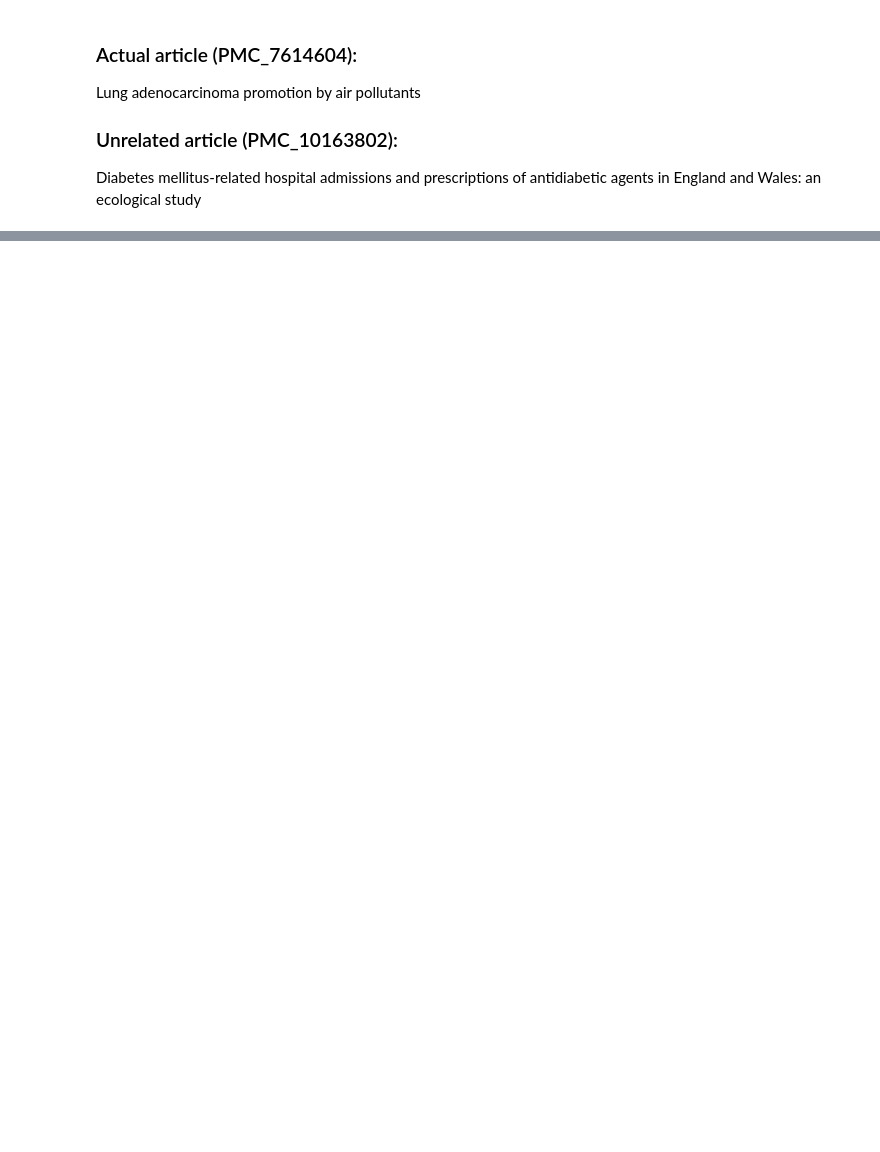
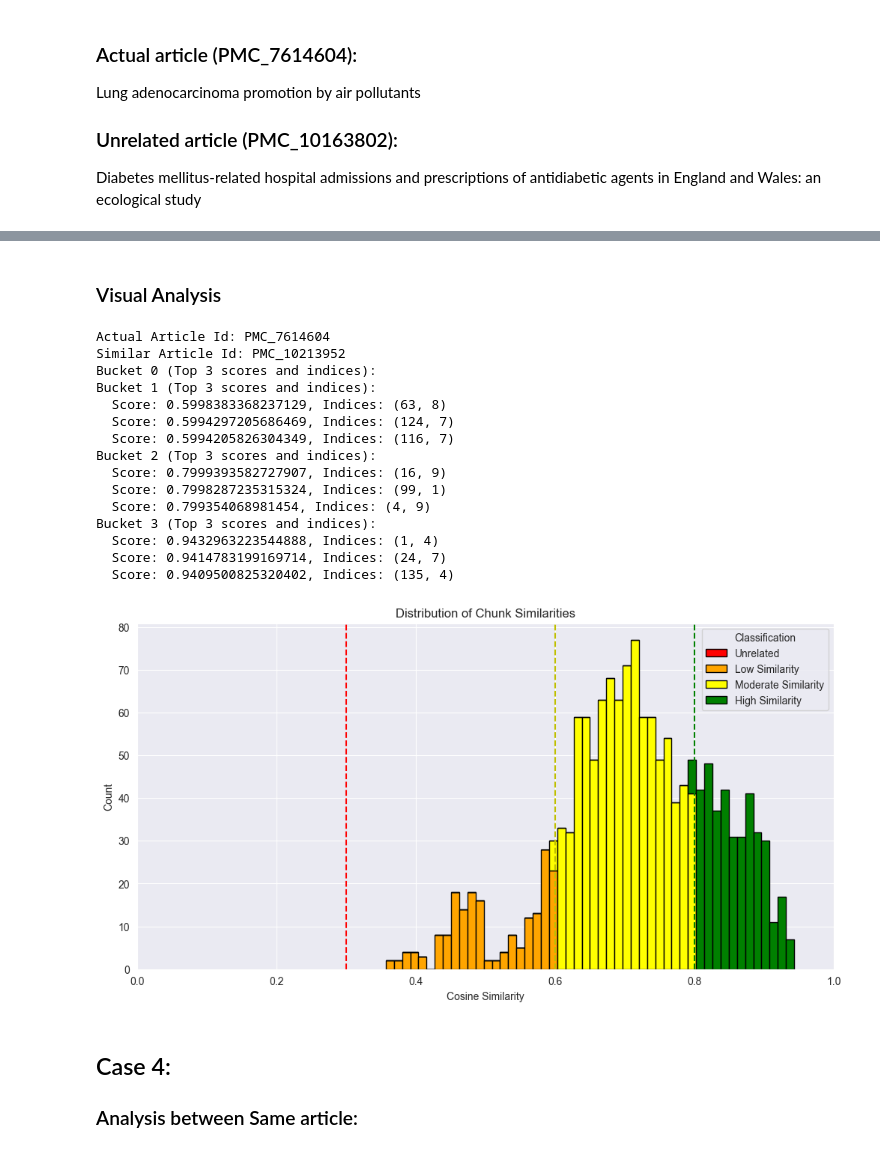
Before and after one commit to jesse-lima-gilead/pubtator_benchiling, a Jupyter notebook: notebooks/similarity_across_articles - Pubmedbert.ipynb, the cells around one changed output, grey strips where cells are left out. Saved outputs shown, nothing was run; the diff lists cells and outputs as text; code cells hidden in the pictures; blank space fills up the shorter version.

```diff
--- a/notebooks/similarity_across_articles - Pubmedbert.ipynb
+++ b/notebooks/similarity_across_articles - Pubmedbert.ipynb
@@ -440,15 +586,24 @@ sim_matrix = find_most_similar(actual_article_embedding_details, decoy_article_e
 # %%
-print(f"Decoy Article Id: {decoy_article_id}")
+actual_article_id = "PMC_7614604"
+similar_article_id = "PMC_10213952"
+embedding_model = "pubmedbert"
+
+actual_article_embeddings_path = f"../data/medembed_analysis/embeddings/{actual_article_id}_embeddings.json"
+similar_article_embeddings_path = f"../data/medembed_analysis/embeddings/{similar_article_id}_embeddings.json"
+
+actual_article_embedding_details = load_embeddings_details_from_json(filename=actual_article_embeddings_path)
+similar_article_embedding_details = load_embeddings_details_from_json(filename=similar_article_embeddings_path)
+
+sim_matrix = find_most_similar(actual_article_embedding_details, similar_article_embedding_details, embedding_model)
+
+print(f"Actual Article Id: {actual_article_id}")
+print(f"Similar Article Id: {similar_article_id}")
 # Initialize analyzer
 analyzer = ArticleSimilarityAnalyzer()
 
 # Analyze similarity matrix
 similarity_matrix = sim_matrix
 results = analyzer.analyze_similarity_matrix(similarity_matrix)
-
-# Visualize distribution
-analyzer.visualize_similarity_distribution(similarity_matrix)
-analyzer.visualize_tsne_clusters(similarity_matrix)
 
 # Get confidence interval
 ci = analyzer.calculate_confidence_interval(similarity_matrix)
@@ -480,0 +633,31 @@ Decoy Article Id: PMC_10163802
+# %% [markdown]
+###  Visual Analysis
+# %%
+print(f"Actual Article Id: {actual_article_id}")
+print(f"Similar Article Id: {similar_article_id}")
+# Initialize analyzer
+analyzer = ArticleSimilarityAnalyzer()
+
+# Analyze similarity matrix
+similarity_matrix = sim_matrix
+analyzer.visualize_similarity_distribution_clustered(similarity_matrix)
+# %% [output]
+Actual Article Id: PMC_7614604
+Similar Article Id: PMC_10213952
+Bucket 0 (Top 3 scores and indices):
+Bucket 1 (Top 3 scores and indices):
+  Score: 0.5998383368237129, Indices: (63, 8)
+  Score: 0.5994297205686469, Indices: (124, 7)
+  Score: 0.5994205826304349, Indices: (116, 7)
+Bucket 2 (Top 3 scores and indices):
+  Score: 0.7999393582727907, Indices: (16, 9)
+  Score: 0.7998287235315324, Indices: (99, 1)
+  Score: 0.799354068981454, Indices: (4, 9)
+Bucket 3 (Top 3 scores and indices):
+  Score: 0.9432963223544888, Indices: (1, 4)
+  Score: 0.9414783199169714, Indices: (24, 7)
+  Score: 0.9409500825320402, Indices: (135, 4)
+[figure, added]
+# %% [markdown]
+## Case 4:
+### Analysis between Same article:
```
Also changed, not shown: parts of 24 cells of this notebook, 16 other files.
